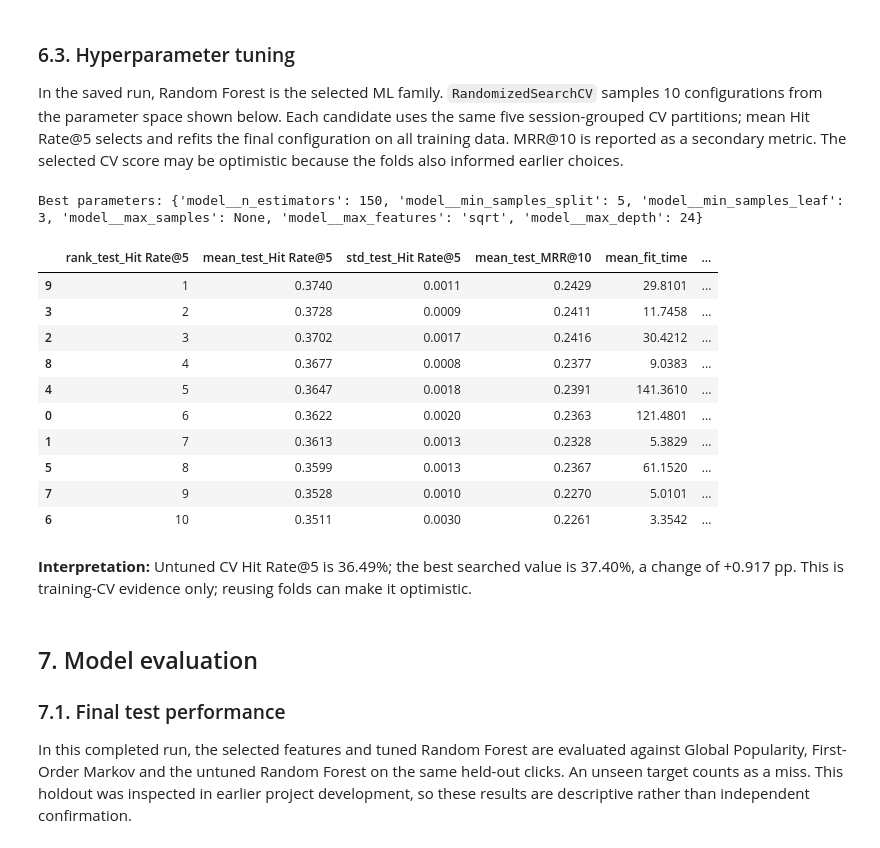
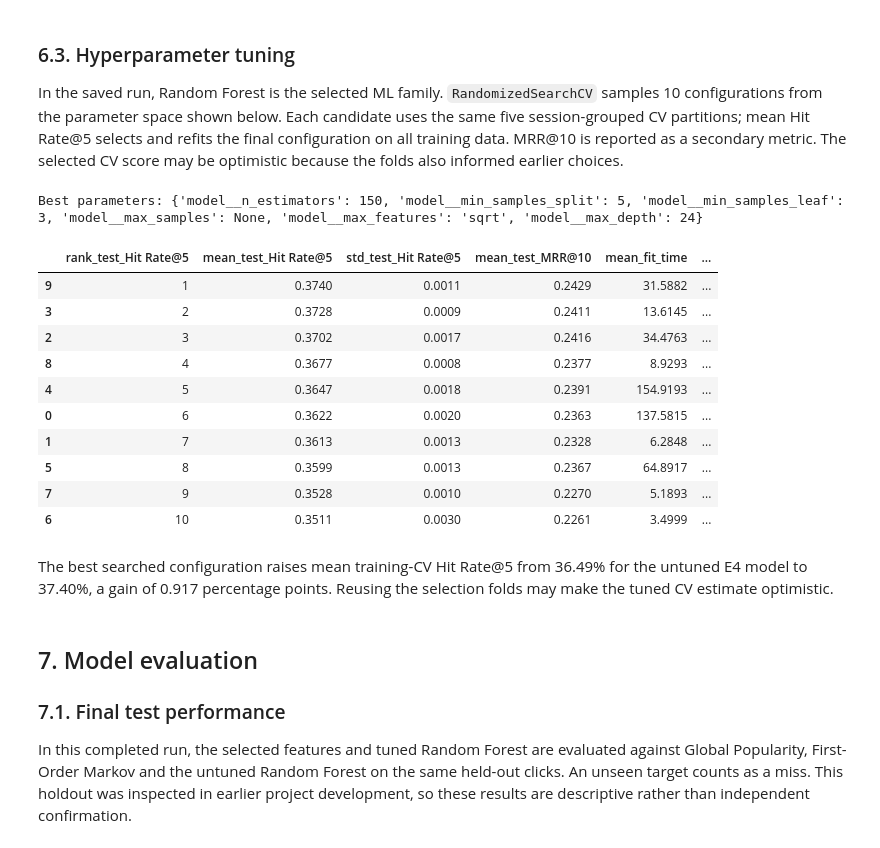
Before and after one commit to nghonganh016/DS66A_group_1, a Jupyter notebook: Next_Product_TopK_Prediction.ipynb, the cells around one changed output. Cells and saved outputs as stored; diff of their text form; code cells hidden in the pictures.

```diff
--- a/Next_Product_TopK_Prediction.ipynb
+++ b/Next_Product_TopK_Prediction.ipynb
@@ -822,12 +481,6 @@ def ranking_metrics(y, ranked):
     result["Macro F1"] = f1_score(
         y, ranked[:, 0], average="macro", zero_division=0
     )
-    assert np.isclose(result["Accuracy"], result["Hit Rate@1"])
-    assert all(
-        result[f"Hit Rate@{a}"] <= result[f"Hit Rate@{b}"]
-        for a, b in [(1, 3), (3, 5), (5, 10)]
-    )
-    assert 0 <= result["MRR@10"] <= 1
     return result
 
 
@@ -1102,52 +725,45 @@ def mrr10_scorer(estimator, X, y):
 # %%
 search = RandomizedSearchCV(
     make_pipeline(selected_name, selected_features),
     param_space,
     n_iter=10,
     scoring={"Hit Rate@5": hit_rate_5_scorer, "MRR@10": mrr10_scorer},
     refit="Hit Rate@5",
     cv=folds,  # Reuse the fixed session-grouped partitions.
     random_state=RANDOM_STATE,
     n_jobs=1,
     error_score="raise",
 )
 search.fit(X_train_selected, y_train)
 
 best_model = search.best_estimator_
 print("Best parameters:", search.best_params_)
 
 tuning_results = (
     pd.DataFrame(search.cv_results_)[[
         "rank_test_Hit Rate@5", "mean_test_Hit Rate@5",
         "std_test_Hit Rate@5", "mean_test_MRR@10",
         "mean_fit_time", "params"
     ]]
     .sort_values("rank_test_Hit Rate@5")
 )
 pd.set_option("display.max_colwidth", None)
 display(tuning_results.round(4))
-
-untuned_hr5 = ablation_table.loc[selected_experiment, "Hit Rate@5"]
-display(Markdown(
-    f"**Interpretation:** Untuned CV Hit Rate@5 is {untuned_hr5:.2%}; "
-    f"the best searched value is {search.best_score_:.2%}, "
-    f"a change of {100 * (search.best_score_ - untuned_hr5):+.3f} pp. "
-    "This is training-CV evidence only; reusing folds can make it optimistic."
-))
 # %% [output]
 Best parameters: {'model__n_estimators': 150, 'model__min_samples_split': 5, 'model__min_samples_leaf': 3, 'model__max_samples': None, 'model__max_features': 'sqrt', 'model__max_depth': 24}
 |  | rank_test_Hit Rate@5 | mean_test_Hit Rate@5 | std_test_Hit Rate@5 | mean_test_MRR@10 | mean_fit_time | ... |
-| 9 | 1 | 0.3740 | 0.0011 | 0.2429 | 29.8101 | ... |
-| 3 | 2 | 0.3728 | 0.0009 | 0.2411 | 11.7458 | ... |
-| 2 | 3 | 0.3702 | 0.0017 | 0.2416 | 30.4212 | ... |
-| 8 | 4 | 0.3677 | 0.0008 | 0.2377 | 9.0383 | ... |
-| 4 | 5 | 0.3647 | 0.0018 | 0.2391 | 141.3610 | ... |
-| 0 | 6 | 0.3622 | 0.0020 | 0.2363 | 121.4801 | ... |
-| 1 | 7 | 0.3613 | 0.0013 | 0.2328 | 5.3829 | ... |
-| 5 | 8 | 0.3599 | 0.0013 | 0.2367 | 61.1520 | ... |
-| 7 | 9 | 0.3528 | 0.0010 | 0.2270 | 5.0101 | ... |
-| 6 | 10 | 0.3511 | 0.0030 | 0.2261 | 3.3542 | ... |
+| 9 | 1 | 0.3740 | 0.0011 | 0.2429 | 31.5882 | ... |
+| 3 | 2 | 0.3728 | 0.0009 | 0.2411 | 13.6145 | ... |
+| 2 | 3 | 0.3702 | 0.0017 | 0.2416 | 34.4763 | ... |
+| 8 | 4 | 0.3677 | 0.0008 | 0.2377 | 8.9293 | ... |
+| 4 | 5 | 0.3647 | 0.0018 | 0.2391 | 154.9193 | ... |
+| 0 | 6 | 0.3622 | 0.0020 | 0.2363 | 137.5815 | ... |
+| 1 | 7 | 0.3613 | 0.0013 | 0.2328 | 6.2848 | ... |
+| 5 | 8 | 0.3599 | 0.0013 | 0.2367 | 64.8917 | ... |
+| 7 | 9 | 0.3528 | 0.0010 | 0.2270 | 5.1893 | ... |
+| 6 | 10 | 0.3511 | 0.0030 | 0.2261 | 3.4999 | ... |
-**Interpretation:** Untuned CV Hit Rate@5 is 36.49%; the best searched value is 37.40%, a change of +0.917 pp. This is training-CV evidence only; reusing folds can make it optimistic.
+# %% [markdown]
+The best searched configuration raises mean training-CV Hit Rate@5 from 36.49% for the untuned E4 model to 37.40%, a gain of 0.917 percentage points. Reusing the selection folds may make the tuned CV estimate optimistic.
 # %% [markdown]
 ## 7. Model evaluation
 ### 7.1. Final test performance
```
Also changed, not shown: parts of 58 cells of this notebook.
